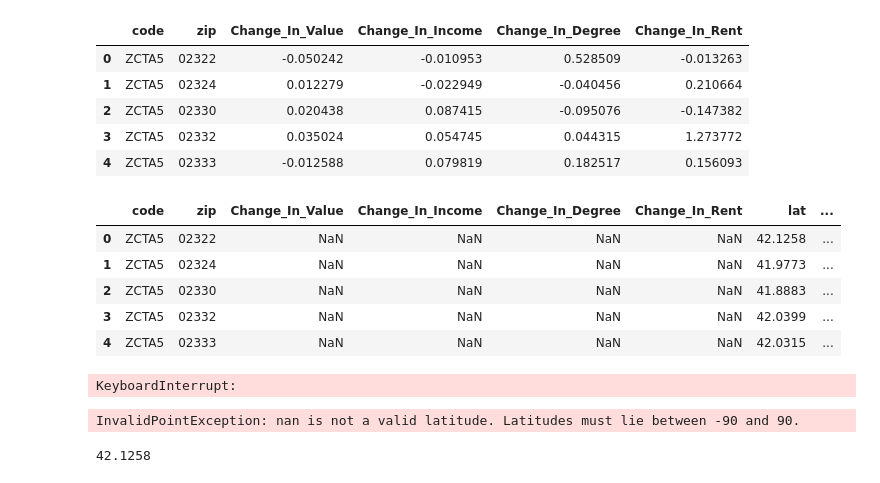
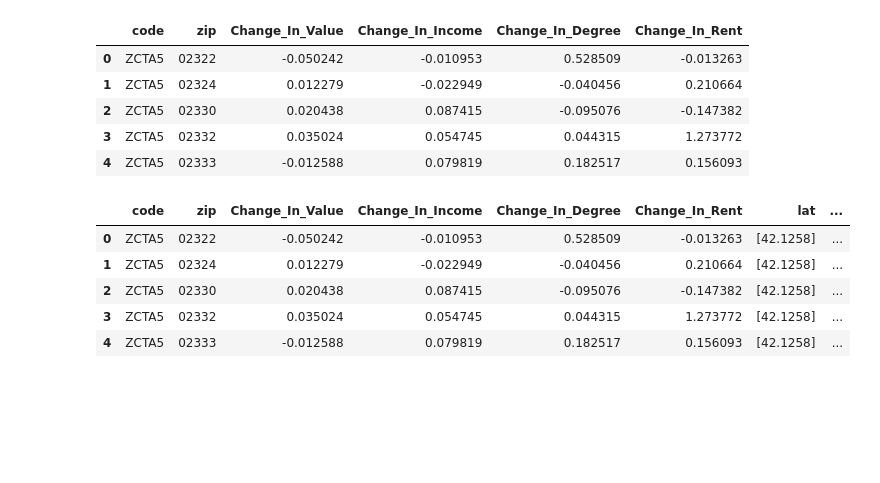
Before and after one commit to ro-esq7/Predicting_Gentrification_Using_Data, a Jupyter notebook: TEST_2.ipynb, the cells around one changed output. Cells and saved outputs as stored; diff of their text form; code cells hidden in the pictures; blank space fills up the shorter version.

Commit message:
Updated test file and Final Draft

```diff
--- a/TEST_2.ipynb
+++ b/TEST_2.ipynb
@@ -386,59 +386,25 @@ test19.head()
 | 2 | ZCTA5 | 02330 | 0.020438 | 0.087415 | -0.095076 | -0.147382 |
 | 3 | ZCTA5 | 02332 | 0.035024 | 0.054745 | 0.044315 | 1.273772 |
 | 4 | ZCTA5 | 02333 | -0.012588 | 0.079819 | 0.182517 | 0.156093 |
-# %%
-test19['Change_In_Value'] = gent_df['Change_In_Value']
-test19['Change_In_Income'] = gent_df['Change_In_Income']
-test19['Change_In_Degree'] = gent_df['Change_In_Degree']
-test19['Change_In_Rent'] = gent_df['Change_In_Rent']
-test19.head()
-# %% [output]
-|  | code | zip | Change_In_Value | Change_In_Income | Change_In_Degree | Change_In_Rent | lat | ... |
-| 0 | ZCTA5 | 02322 | NaN | NaN | NaN | NaN | 42.1258 | ... |
-| 1 | ZCTA5 | 02324 | NaN | NaN | NaN | NaN | 41.9773 | ... |
-| 2 | ZCTA5 | 02330 | NaN | NaN | NaN | NaN | 41.8883 | ... |
-| 3 | ZCTA5 | 02332 | NaN | NaN | NaN | NaN | 42.0399 | ... |
-| 4 | ZCTA5 | 02333 | NaN | NaN | NaN | NaN | 42.0315 | ... |
 # %%
 lat = []
 lng = []
 nomi = pgeocode.Nominatim('us')
 test20 = nomi.query_postal_code('02322')
 
 for zips in test19['zip']:
-     test20 = nomi.query_postal_code(str(zips))
+     testt = nomi.query_postal_code(str(zips))
 
-     lat.append(test20[9])
-     lng.append(test20[10])
+     lat.append([test20[9]])
+     lng.append([test20[10]])
 
 test19['lat'] = lat
 test19['lng'] = lng
-
-test19 = test19.dropna()
-
 test19.head()
 # %% [output]
-KeyboardInterrupt:
+|  | code | zip | Change_In_Value | Change_In_Income | Change_In_Degree | Change_In_Rent | lat | ... |
+| 0 | ZCTA5 | 02322 | -0.050242 | -0.010953 | 0.528509 | -0.013263 | [42.1258] | ... |
+| 1 | ZCTA5 | 02324 | 0.012279 | -0.022949 | -0.040456 | 0.210664 | [42.1258] | ... |
+| 2 | ZCTA5 | 02330 | 0.020438 | 0.087415 | -0.095076 | -0.147382 | [42.1258] | ... |
+| 3 | ZCTA5 | 02332 | 0.035024 | 0.054745 | 0.044315 | 1.273772 | [42.1258] | ... |
+| 4 | ZCTA5 | 02333 | -0.012588 | 0.079819 | 0.182517 | 0.156093 | [42.1258] | ... |
-# %%
-#Heatmap1 = Home Value
-
-locations = test19[["lat", "lng"]].astype(float)
-home_val = test19["Change_In_Value"].astype(float)
-
-fig = gmaps.figure()
-
-heat_layer = gmaps.heatmap_layer(locations, weights=home_val,
-                                 dissipating=False, max_intensity=100,
-                                 point_radius = 1)
-
-fig.add_layer(heat_layer)
-
-fig
-# %% [output]
-InvalidPointException: nan is not a valid latitude. Latitudes must lie between -90 and 90.
-# %%
-nomi = pgeocode.Nominatim('us')
-test20 = nomi.query_postal_code('02322')
-test20[9]
-# %% [output]
-42.1258
```
Also changed, not shown: parts of 1 cell of this notebook, 1 other file.
